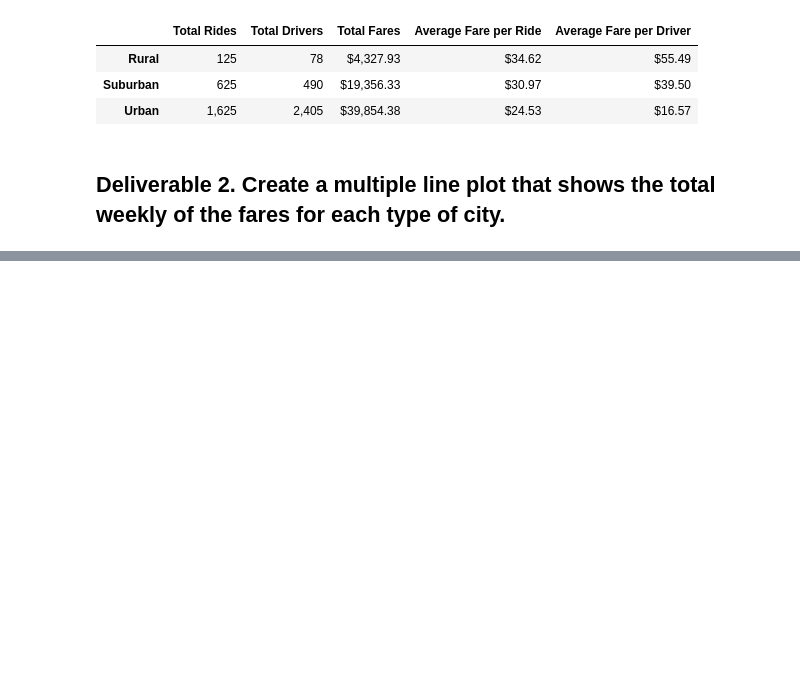
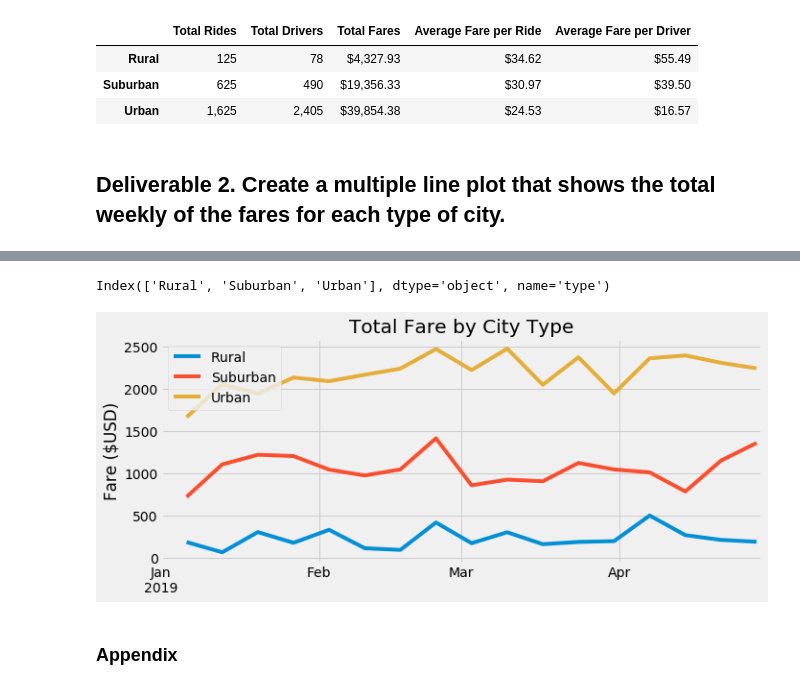
Before and after one commit to ctc43f/PyBer_Analysis, a Jupyter notebook: PyBer_Challenge.ipynb, the cells around one changed output, grey strips where cells are left out. Cells and saved outputs as stored; diff of their text form; code cells hidden in the pictures; blank space fills up the shorter version.

Commit message:
Adding final Jupyter notebook and image for Readme.

```diff
--- a/PyBer_Challenge.ipynb
+++ b/PyBer_Challenge.ipynb
@@ -163,3 +183,5 @@ pyber_summary_df.style.format(formats)
 # %%
 # 4. Create a pivot table with the 'date' as the index, the columns ='type', and values='fare'
 # to get the total fares for each type of city by the date.
+tdf_pivot = type_date_fare.pivot(index = 'date', columns = 'type', values = 'fare')
+tdf_pivot.head(10)
@@ -166,2 +201,5 @@ pyber_summary_df.style.format(formats)
 # %%
 # 5. Create a new DataFrame from the pivot table DataFrame using loc on the given dates, '2019-01-01':'2019-04-29'.
+tdf_pivot_2 = tdf_pivot.loc['2019-01-01' : '2019-04-29'].copy()
+print(tdf_pivot_2.head())
+print(tdf_pivot_2.tail())
@@ -168,5 +221,5 @@ pyber_summary_df.style.format(formats)
 # %%
 # 6. Set the "date" index to datetime datatype. This is necessary to use the resample() method in Step 8.
-# df.index = pd.to_datetime(df.index)
+tdf_pivot_2.index = pd.to_datetime(tdf_pivot_2.index)
 # %%
 # 7. Check that the datatype for the index is datetime using df.info()
@@ -173,2 +236,4 @@ pyber_summary_df.style.format(formats)
 # %%
 # 8. Create a new DataFrame using the "resample()" function by week 'W' and get the sum of the fares for each week.
+tdf_weekly = tdf_pivot_2.resample('W').sum()
+tdf_weekly.head(10)
@@ -181,0 +253,58 @@ style.use('fivethirtyeight')
+# %%
+tdf_weekly.columns
+# %% [output]
+Index(['Rural', 'Suburban', 'Urban'], dtype='object', name='type')
+# %%
+# 8. Using the object-oriented interface method, plot the resample DataFrame using the df.plot() function.
+
+# Import the style from Matplotlib.
+from matplotlib import style
+from matplotlib import dates as mdates
+
+# Use the graph style fivethirtyeight.
+style.use('fivethirtyeight')
+
+fig, ax = plt.subplots()
+
+#All three share same x-axis, set three different lines to plot
+x_axis = tdf_weekly.index
+y_axis_rural = tdf_weekly.Rural
+y_axis_urban = tdf_weekly.Urban
+y_axis_suburban = tdf_weekly.Suburban
+
+ax.set_title('Total Fare by City Type')
+
+#See below appendix, I pulled the pantones for the lines to force the colors to match what the example had
+ax.plot(x_axis, y_axis_rural, label='Rural', color = '#008fd5')
+ax.plot(x_axis, y_axis_suburban, label='Suburban', color = '#fc4f30')
+ax.plot(x_axis, y_axis_urban, label='Urban', color = '#e5ae38')
+
+#https://www.larsgregori.de/2020/01/05/how-to-make-inline-plots-in-jupyter-notebook-larger/
+#I was having issues trying to match the perspective of the image on the challenge page
+plt.rcParams['figure.figsize'] = (10,3)
+
+#https://stackoverflow.com/questions/71270630/how-to-show-only-the-monthly-ticks-in-the-x-axis-when-using-dataframe-plot
+#I set the major axis to be year, you only see it once since the year is the same and starts at 0
+#Minor axis is the month
+ax.xaxis.set_major_locator(mdates.YearLocator(month =1))
+ax.xaxis.set_major_formatter(mdates.DateFormatter('%Y'))
+ax.xaxis.set_minor_locator(mdates.MonthLocator(bymonth=range(1,12,1)))
+ax.xaxis.set_minor_formatter(mdates.DateFormatter('%b'))
+
+#https://stackoverflow.com/questions/66779488/how-to-align-major-and-minor-tick-labels-exactly-next-to-each-other-with-matplot
+ax.get_xaxis().set_tick_params(which='major', pad=20)
+
+#Add the grid to the image
+ax.grid(b=True, which='minor')
+
+#I used this to get rid of the May tick mark, for some reason it kept showing up without this
+ax.set(xlim=('2019-01-01', '2019-04-29'))
+
+ax.set_ylabel("Fare ($USD)")
+ax.legend()
+
+plt.savefig("analysis/Fig1.png", bbox_inches = "tight")
+# %% [output]
+[figure, added]
+# %% [markdown]
+### Appendix
```
Also changed, not shown: parts of 9 cells of this notebook, 1 other file.
